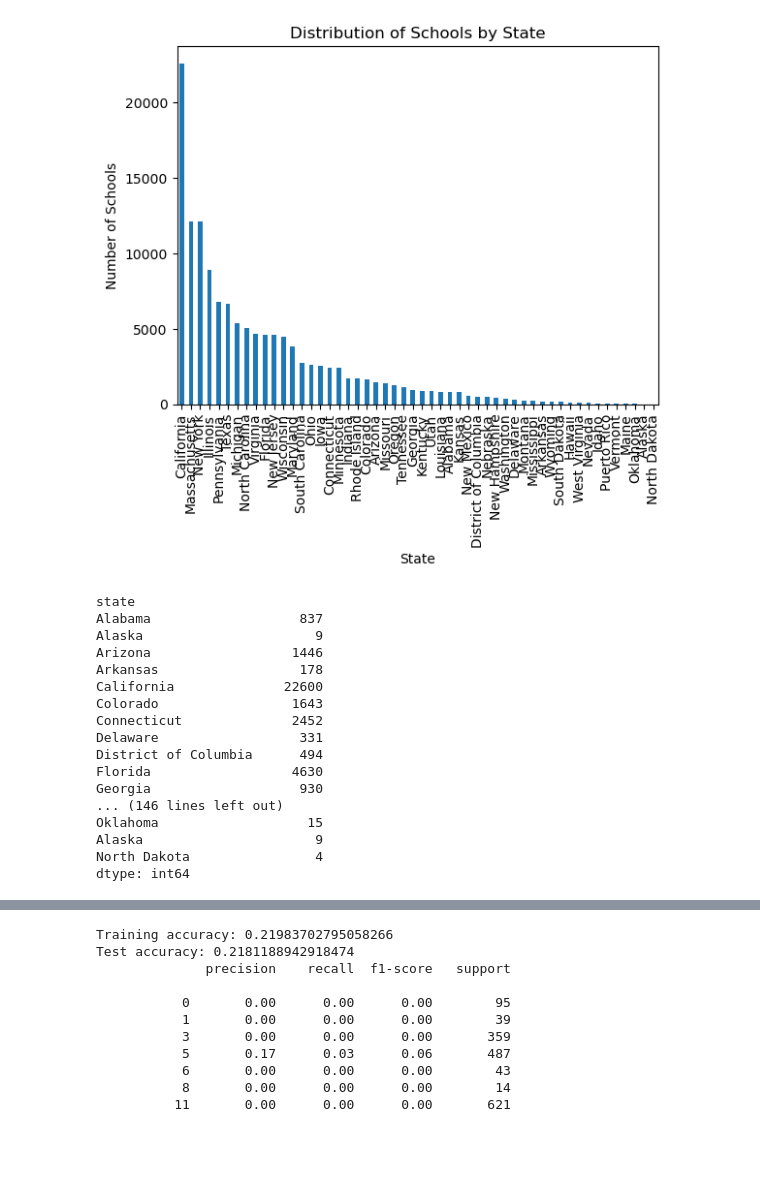
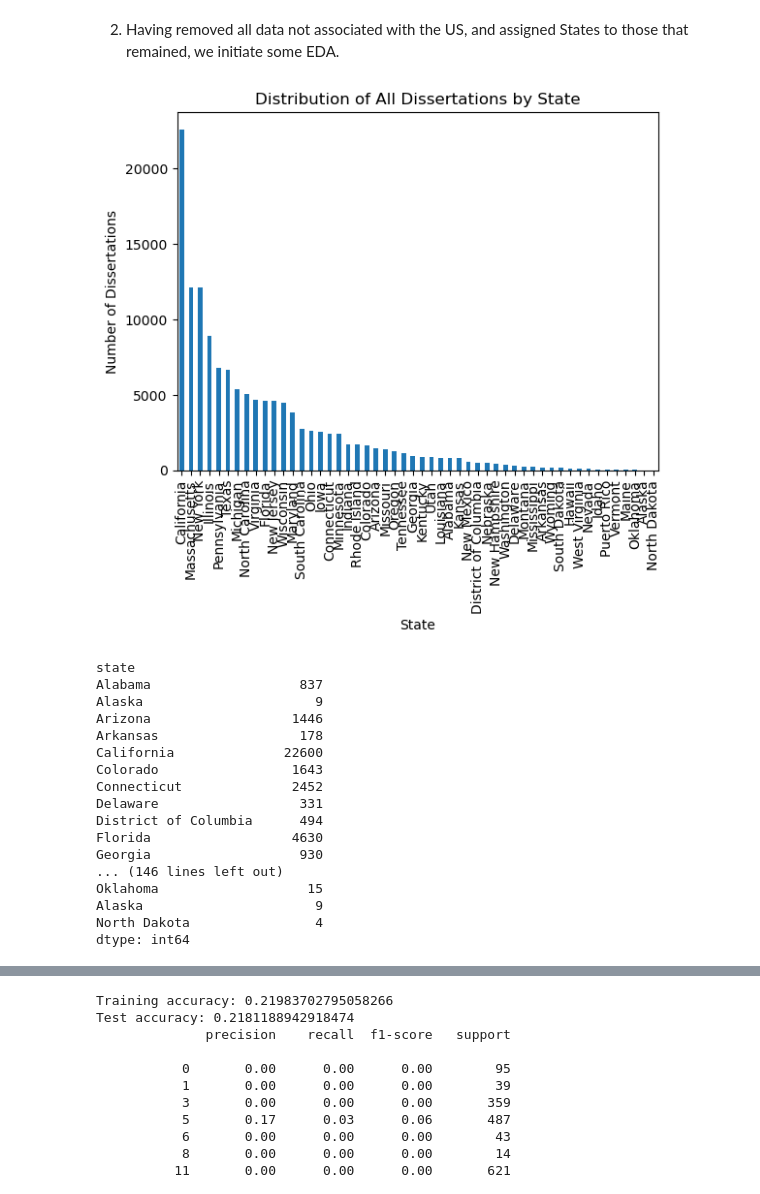
Before and after one commit to Erdos-Projects/summer26-math-genealogy, a Jupyter notebook: notebooks/Geography-Jonathan/Data-States.ipynb, the cells around one changed output, grey strips where cells are left out. Drawn from its saved outputs; the diff is of its cells as text; code cells hidden in the pictures; blank space fills up the shorter version.

```diff
--- a/notebooks/Geography-Jonathan/Data-States.ipynb
+++ b/notebooks/Geography-Jonathan/Data-States.ipynb
@@ -210,42 +218,44 @@ df.loc[df['school_clean'] == 'INDIANA UNIVERSITY-PURDUE UNIVERSITY INDIANAPOLIS'
 #how many empty or NaN values are in the state column
 #empty_or_nan = (df['state'].isna() | (df['state'] == "")).sum()
 #print(f"Number of empty or NaN values in 'state' column: {empty_or_nan}")
+# %% [markdown]
+2. Having removed all data not associated with the US, and assigned States to those that remained, we initiate some EDA.
 # %%
 #dictionary to look up subject names by code
 subject_lookup = (
     df[['subject_code', 'subject_name']]
     .dropna()
     .drop_duplicates(subset='subject_code')
     .set_index('subject_code')['subject_name']
     .to_dict()
 )
 
 subject_name = subject_lookup.get(subject, f"Subject {subject}")
 
 
 #make a histogram of the state columns
 df['state'].value_counts().plot(kind='bar')
-plt.title('Distribution of Schools by State')
+plt.title('Distribution of All Dissertations by State')
 plt.xlabel('State')
-plt.ylabel('Number of Schools')
+plt.ylabel('Number of Dissertations')
 plt.show()
 
 #Note some (but not all) of this imbalance may be an artifact of the data entry, rather than the prevalence of schools in each state
 
 
 # list the number of names from each state
 name_counts = df.groupby('state').size()
 print(name_counts)
 
 #list as ratio
 ratio = name_counts/name_counts.sum()
 print(ratio)
 
 #order the states by the number of names
 ordered_name_counts = name_counts.sort_values(ascending=False)
 print(ordered_name_counts)
 # %% [output]
-[figure, old version]
+[figure, new version]
 state
 Alabama                   837
 Alaska                      9
```
Also changed, not shown: parts of 19 cells of this notebook.
